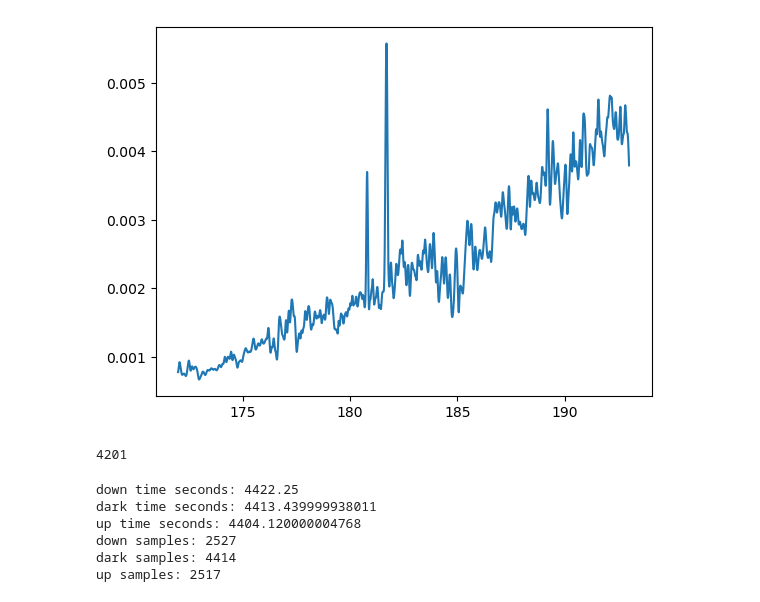
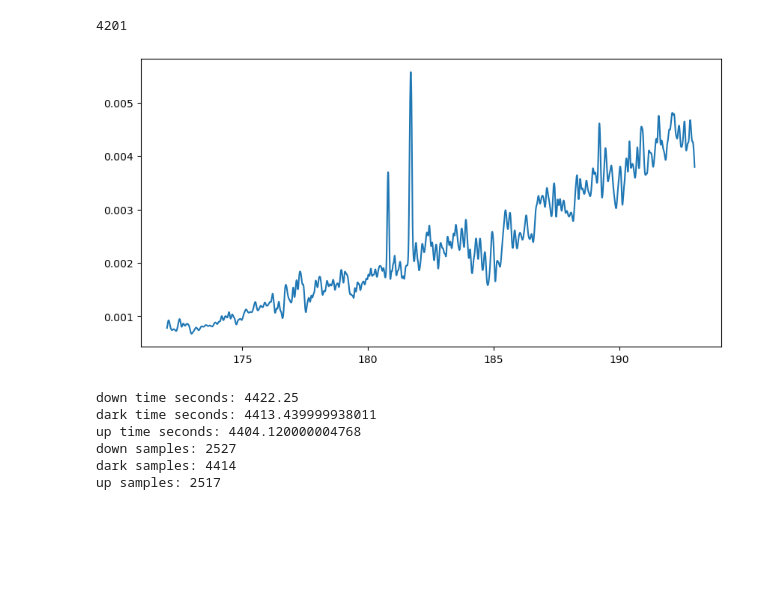
Before and after one commit to pilotchute/lasp_dsse_hw, a Jupyter notebook: DSSE_HW.ipynb, the cells around one changed output. Saved outputs shown, nothing was run; the diff lists cells and outputs as text; code cells hidden in the pictures; blank space fills up the shorter version.

```diff
--- a/DSSE_HW.ipynb
+++ b/DSSE_HW.ipynb
@@ -29,15 +29,12 @@ inte_time[:,0] = inte_time[:,0]*nanos_to_seconds
 refe_spec = np.genfromtxt('data/referenceSpectrum.txt', delimiter=',') #import delimited data
 refe_spec = refe_spec[1:] #trim off nans created from lable line
 # %%
+mp.figure(figsize=(10,5))
 mp.plot(refe_spec[:,0],refe_spec[:,1]) #glance at the refernce spectrum to check sanity
-#looks like the spectrum is binned by pixels, since this sensor isn't working from hard gamma rays to heat IR.
-#todo calc wavelength values for the refernce, so we can have values for data after fitting.
-mp.show()
-
 print(len(refe_spec[:,0]))
 # %% [output]
+4201
-[figure, old version]
+[figure, new version]
-4201
 # %%
 #let's find out what's inside the telemetry
 #planName, startTime, endTime #all in µs
```
Also changed, not shown: parts of 4 cells of this notebook.
